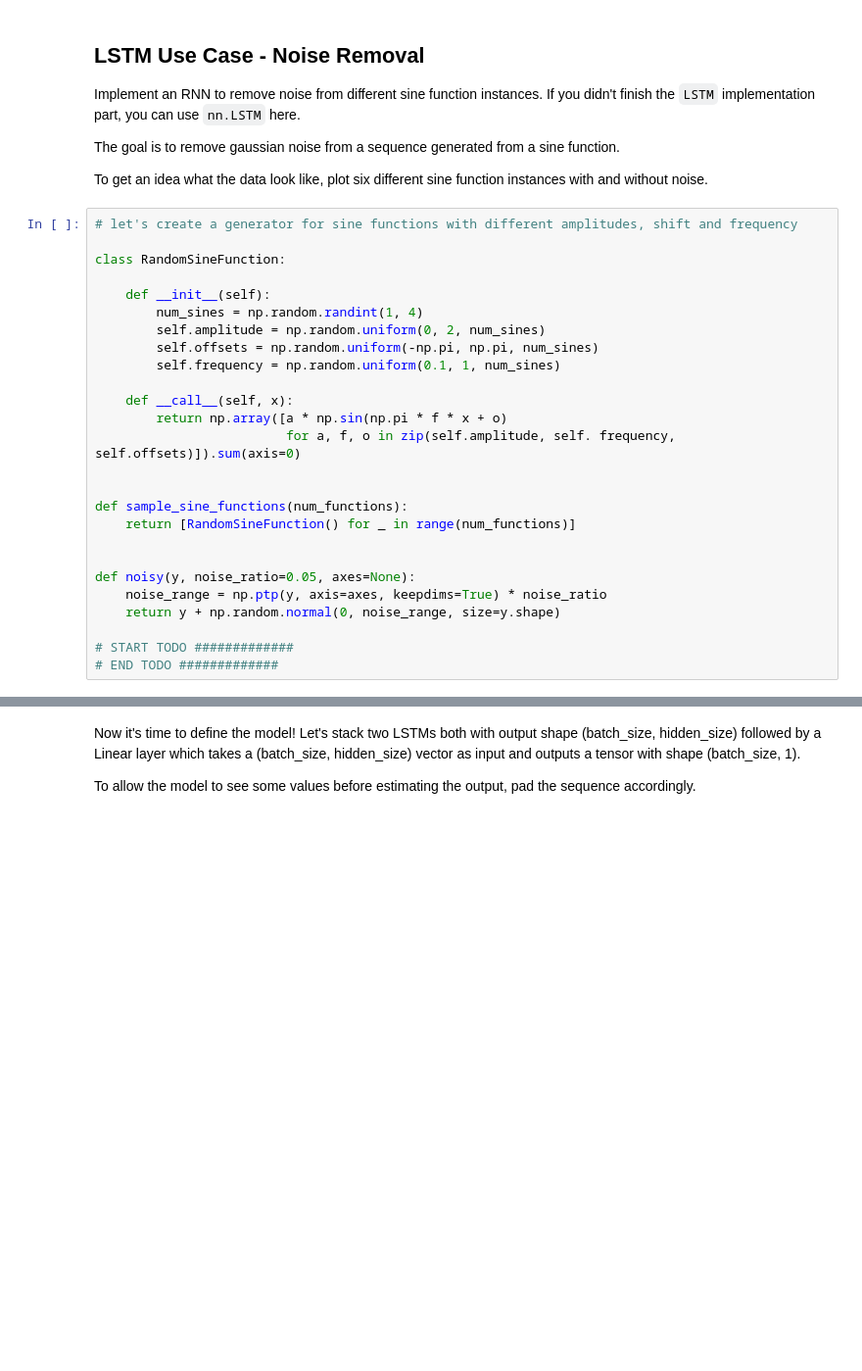
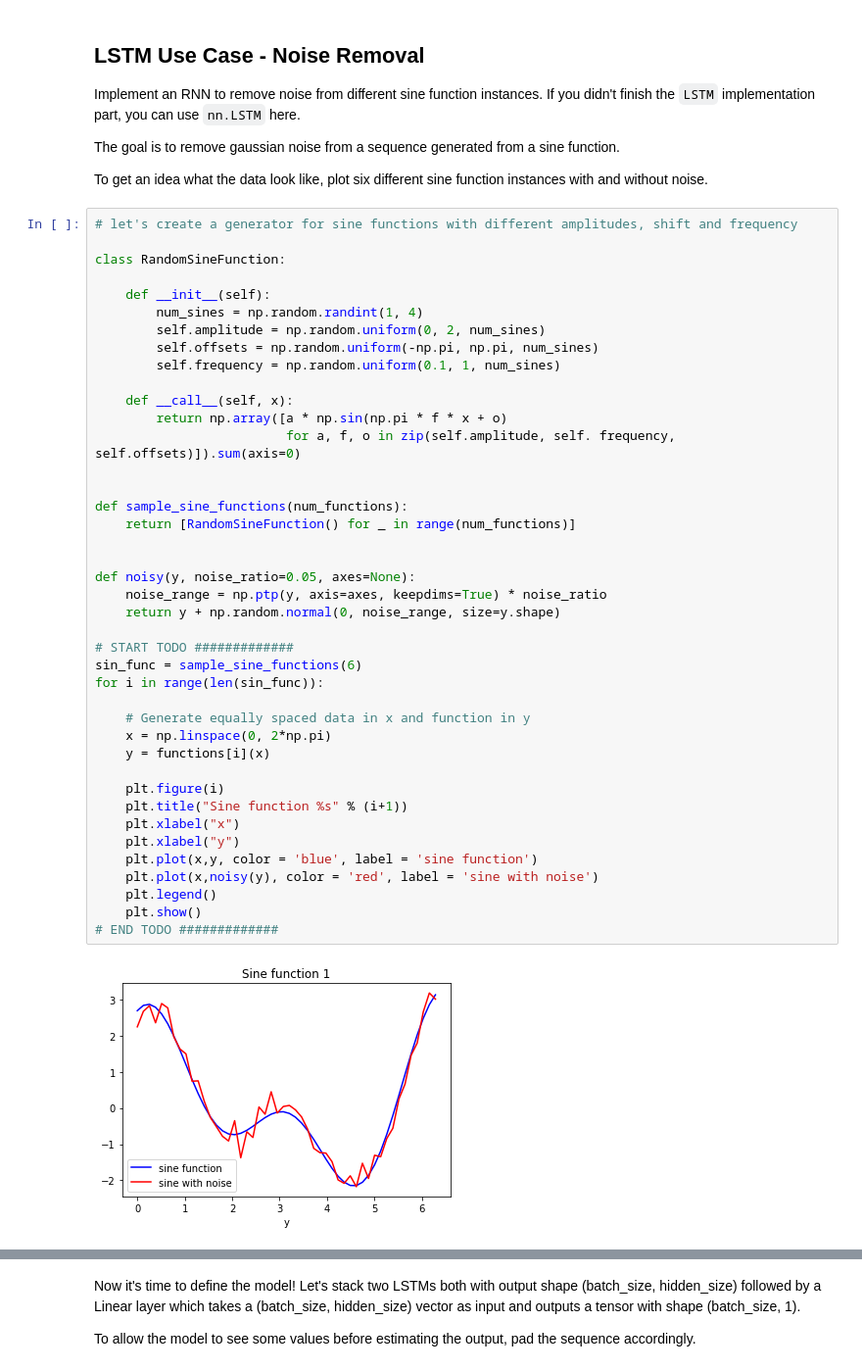
Before and after one commit to JulesBlubb/Foundations-of-Deep-Learning, a Jupyter notebook: exercise05/exercise05_rnn.ipynb, the cells around one changed output, grey strips where cells are left out. Shown at 98% size. Cells and saved outputs as stored; diff of their text form; blank space fills up the shorter version.

Commit message:
LSTM added with plots

```diff
--- a/exercise05/exercise05_rnn.ipynb
+++ b/exercise05/exercise05_rnn.ipynb
@@ -164,26 +225,43 @@ To get an idea what the data look like, plot six different sine function instanc
 # %%
 # let's create a generator for sine functions with different amplitudes, shift and frequency
 
 class RandomSineFunction:
 
     def __init__(self):
         num_sines = np.random.randint(1, 4)
         self.amplitude = np.random.uniform(0, 2, num_sines)
         self.offsets = np.random.uniform(-np.pi, np.pi, num_sines)
         self.frequency = np.random.uniform(0.1, 1, num_sines)
 
     def __call__(self, x):
         return np.array([a * np.sin(np.pi * f * x + o)
                          for a, f, o in zip(self.amplitude, self. frequency, self.offsets)]).sum(axis=0)
 
 
 def sample_sine_functions(num_functions):
     return [RandomSineFunction() for _ in range(num_functions)]
 
 
 def noisy(y, noise_ratio=0.05, axes=None):
     noise_range = np.ptp(y, axis=axes, keepdims=True) * noise_ratio
     return y + np.random.normal(0, noise_range, size=y.shape)
 
 # START TODO #############
+sin_func = sample_sine_functions(6)
+for i in range(len(sin_func)):
+
+    # Generate equally spaced data in x and function in y
+    x = np.linspace(0, 2*np.pi)
+    y = functions[i](x)
+
+    plt.figure(i)
+    plt.title("Sine function %s" % (i+1))
+    plt.xlabel("x")
+    plt.xlabel("y")
+    plt.plot(x,y, color = 'blue', label = 'sine function')
+    plt.plot(x,noisy(y), color = 'red', label = 'sine with noise')
+    plt.legend()
+    plt.show()
 # END TODO #############
+# %% [output]
+[figure, added]
```
Also changed, not shown: parts of 5 cells of this notebook.
